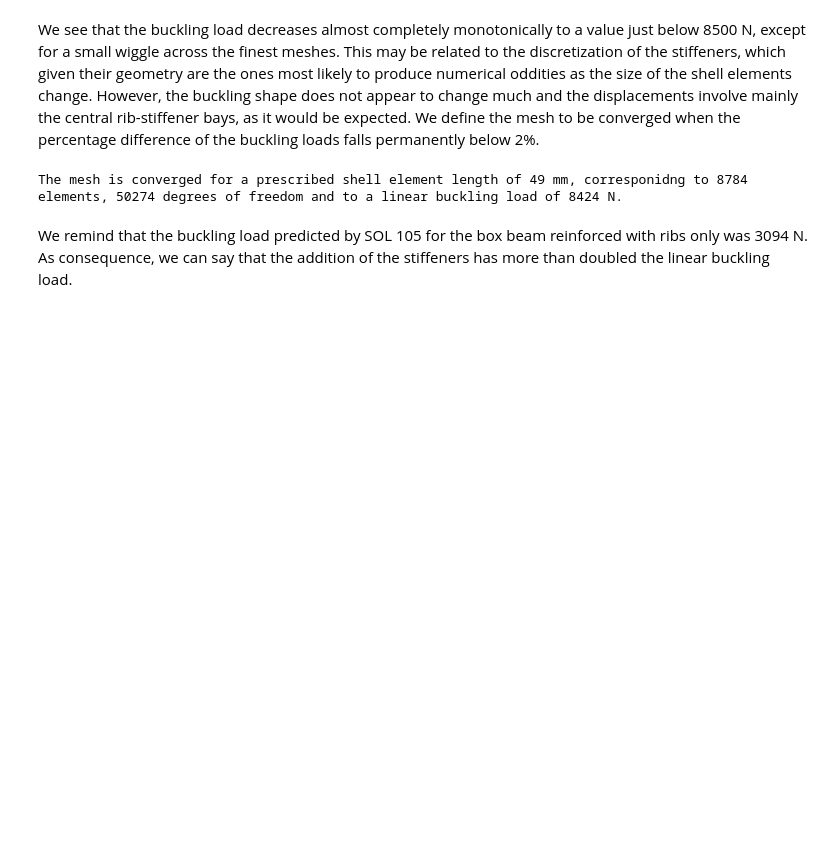
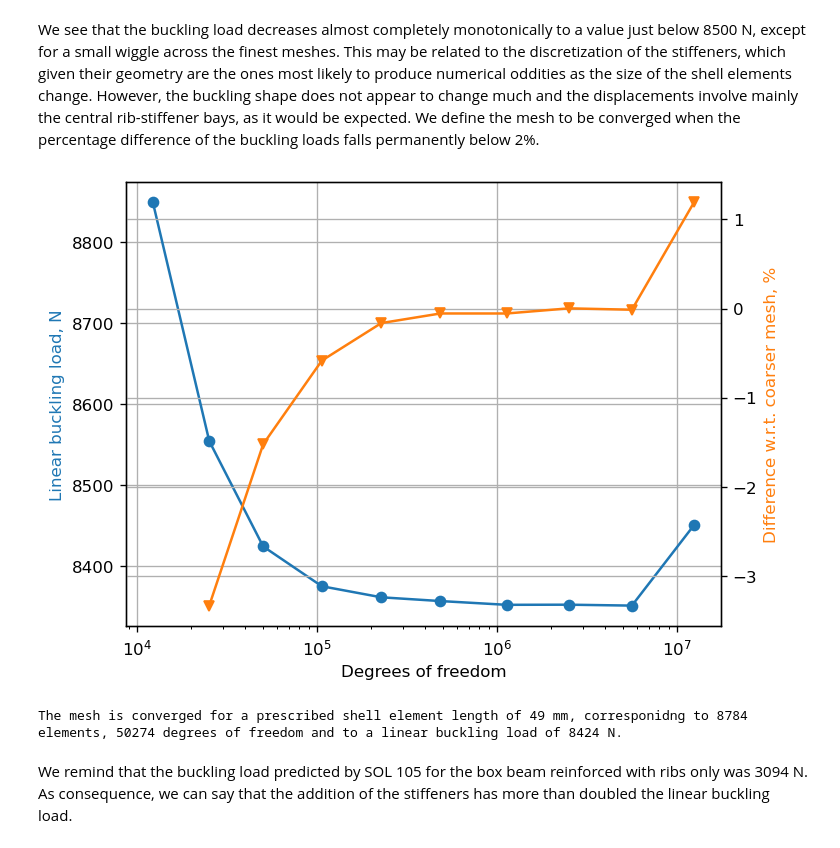
Before and after one commit to fmamitrotta/nonlinear-structural-stability-notebooks, a Jupyter notebook: notebooks/12_Nonlinear_Buckling_Analysis_of_a_Box_Beam_Reinforced_with_Ribs_and_Stiffeners.ipynb, the cells around one changed output. Cells and saved outputs as stored; diff of their text form; code cells hidden in the pictures; blank space fills up the shorter version.

```diff
--- a/notebooks/12_Nonlinear_Buckling_Analysis_of_a_Box_Beam_Reinforced_with_Ribs_and_Stiffeners.ipynb
+++ b/notebooks/12_Nonlinear_Buckling_Analysis_of_a_Box_Beam_Reinforced_with_Ribs_and_Stiffeners.ipynb
@@ -291,3 +293,22 @@ plt.show()
 # %% [markdown]
 We see that the buckling load decreases almost completely monotonically to a value just below 8500 N, except for a small wiggle across the finest meshes. This may be related to the discretization of the stiffeners, which given their geometry are the ones most likely to produce numerical oddities as the size of the shell elements change. However, the buckling shape does not appear to change much and the displacements involve mainly the central rib-stiffener bays, as it would be expected. We define the mesh to be converged when the percentage difference of the buckling loads falls permanently below 2%.
+# %%
+# Plot buckling loads vs degrees of freedom with a log scale along the x-axis
+fig, ax1 = plt.subplots()  # create a figure and set of axes
+buckling_load_line = ax1.semilogx(dofs, linear_buckling_loads, "o-")
+
+# Create a twin set of axes to plot percentage difference vs degrees of freedom
+ax2 = ax1.twinx()
+percentage_diff = (linear_buckling_loads[1:]/linear_buckling_loads[0:-1]-1)*100  # calculate the percentage difference of each buckling load with respect to the one obtained with the coarser mesh
+percentage_diff_line = ax2.plot(dofs[1:], percentage_diff, "v-", color="tab:orange")
+
+# Set plot appearance
+ax1.set_xlabel("Degrees of freedom")
+ax1.set_ylabel("Linear buckling load, N", color=buckling_load_line[0].get_color())
+ax2.set_ylabel("Difference w.r.t. coarser mesh, %", color=percentage_diff_line[0].get_color())
+ax1.grid(True)
+ax2.grid(True)
+plt.show()
+# %% [output]
+[figure, added]
 # %%
```
Also changed, not shown: parts of 6 cells of this notebook, 20 other files.
